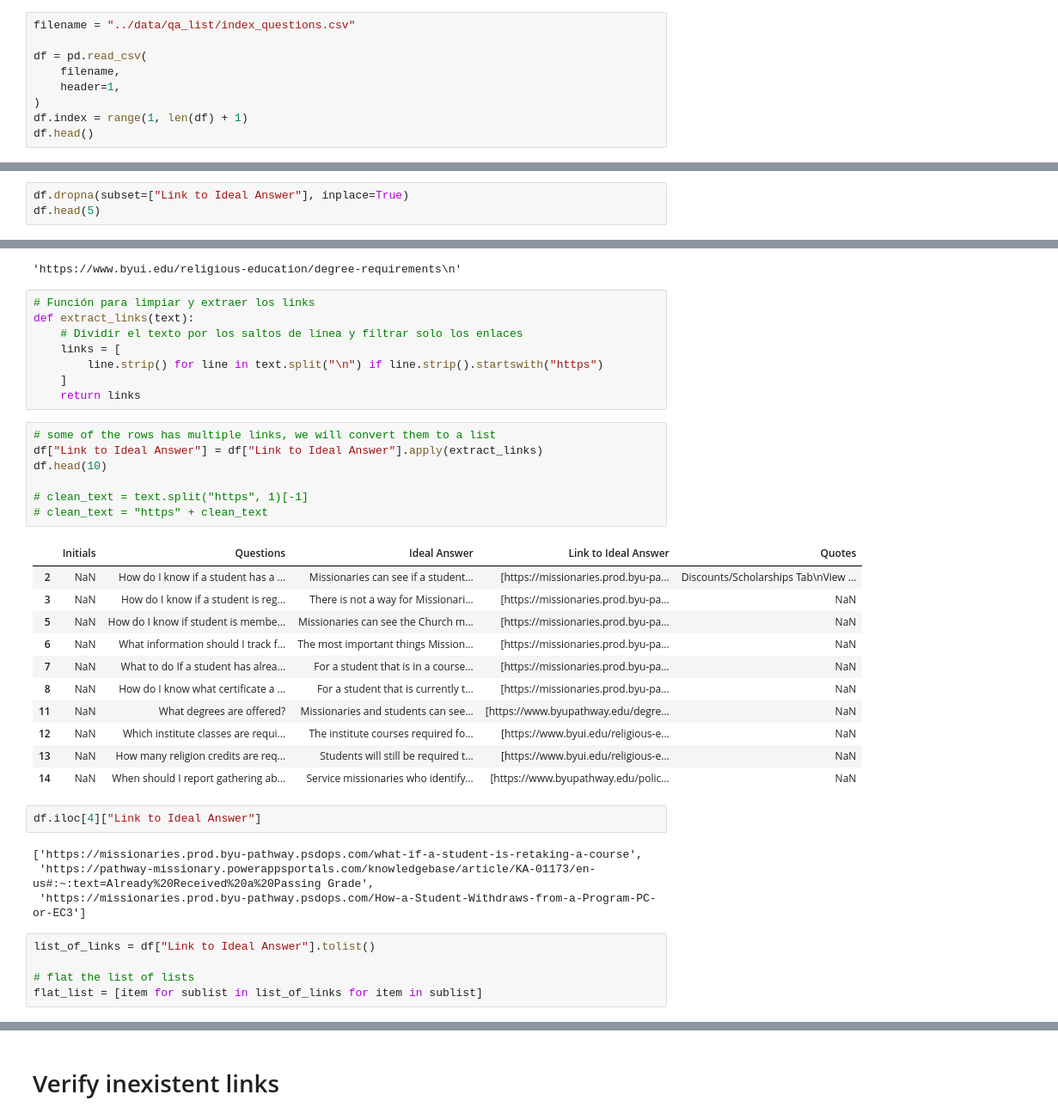
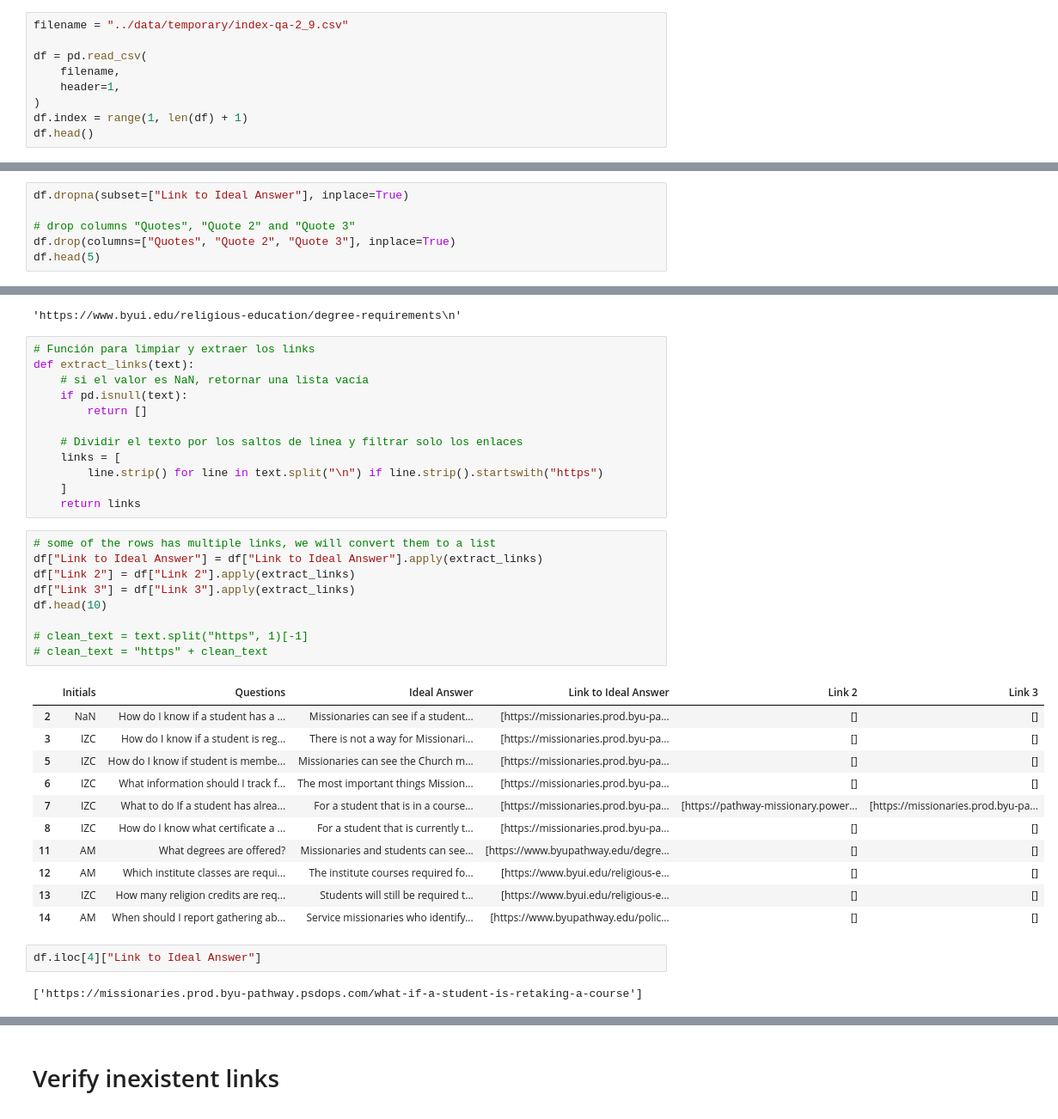
Before and after one commit to DallanQ/pathway-indexer, a Jupyter notebook: notebooks/03_verify_index_links.ipynb, the cells around one changed output, grey strips where cells are left out. Shown at 86% size. Drawn from its saved outputs; the diff is of its cells as text.

Commit message:
[IMPROVE] missing links improved function

```diff
--- a/notebooks/03_verify_index_links.ipynb
+++ b/notebooks/03_verify_index_links.ipynb
@@ -3,7 +3,7 @@
 # %%
 import pandas as pd
 # %%
-filename = "../data/qa_list/index_questions.csv"
+filename = "../data/temporary/index-qa-2_9.csv"
 
 df = pd.read_csv(
     filename,
@@ -21,4 +21,7 @@ df.head()
 # %%
 df.dropna(subset=["Link to Ideal Answer"], inplace=True)
+
+# drop columns "Quotes", "Quote 2" and "Quote 3"
+df.drop(columns=["Quotes", "Quote 2", "Quote 3"], inplace=True)
 df.head(5)
 # %% [output]
@@ -53,6 +56,10 @@ df.iloc[7]["Link to Ideal Answer"]
 # %%
 # Función para limpiar y extraer los links
 def extract_links(text):
+    # si el valor es NaN, retornar una lista vacía
+    if pd.isnull(text):
+        return []
+
     # Dividir el texto por los saltos de línea y filtrar solo los enlaces
     links = [
         line.strip() for line in text.split("\n") if line.strip().startswith("https")
@@ -61,30 +68,25 @@ def extract_links(text):
 # %%
 # some of the rows has multiple links, we will convert them to a list
 df["Link to Ideal Answer"] = df["Link to Ideal Answer"].apply(extract_links)
+df["Link 2"] = df["Link 2"].apply(extract_links)
+df["Link 3"] = df["Link 3"].apply(extract_links)
 df.head(10)
 
 # clean_text = text.split("https", 1)[-1]
 # clean_text = "https" + clean_text
 # %% [output]
-|  | Initials | Questions | Ideal Answer | Link to Ideal Answer | Quotes |
-| 2 | NaN | How do I know if a student has a ... | Missionaries can see if a student... | [https://missionaries.prod.byu-pa... | Discounts/Scholarships Tab\nView ... |
-| 3 | NaN | How do I know if a student is reg... | There is not a way for Missionari... | [https://missionaries.prod.byu-pa... | NaN |
-| 5 | NaN | How do I know if student is membe... | Missionaries can see the Church m... | [https://missionaries.prod.byu-pa... | NaN |
-| 6 | NaN | What information should I track f... | The most important things Mission... | [https://missionaries.prod.byu-pa... | NaN |
-| 7 | NaN | What to do If a student has alrea... | For a student that is in a course... | [https://missionaries.prod.byu-pa... | NaN |
-| 8 | NaN | How do I know what certificate a ... | For a student that is currently t... | [https://missionaries.prod.byu-pa... | NaN |
-| 11 | NaN | What degrees are offered? | Missionaries and students can see... | [https://www.byupathway.edu/degre... | NaN |
-| 12 | NaN | Which institute classes are requi... | The institute courses required fo... | [https://www.byui.edu/religious-e... | NaN |
-| 13 | NaN | How many religion credits are req... | Students will still be required t... | [https://www.byui.edu/religious-e... | NaN |
-| 14 | NaN | When should I report gathering ab... | Service missionaries who identify... | [https://www.byupathway.edu/polic... | NaN |
+|  | Initials | Questions | Ideal Answer | Link to Ideal Answer | Link 2 | Link 3 |
+| 2 | NaN | How do I know if a student has a ... | Missionaries can see if a student... | [https://missionaries.prod.byu-pa... | [] | [] |
+| 3 | IZC | How do I know if a student is reg... | There is not a way for Missionari... | [https://missionaries.prod.byu-pa... | [] | [] |
+| 5 | IZC | How do I know if student is membe... | Missionaries can see the Church m... | [https://missionaries.prod.byu-pa... | [] | [] |
+| 6 | IZC | What information should I track f... | The most important things Mission... | [https://missionaries.prod.byu-pa... | [] | [] |
+| 7 | IZC | What to do If a student has alrea... | For a student that is in a course... | [https://missionaries.prod.byu-pa... | [https://pathway-missionary.power... | [https://missionaries.prod.byu-pa... |
+| 8 | IZC | How do I know what certificate a ... | For a student that is currently t... | [https://missionaries.prod.byu-pa... | [] | [] |
+| 11 | AM | What degrees are offered? | Missionaries and students can see... | [https://www.byupathway.edu/degre... | [] | [] |
+| 12 | AM | Which institute classes are requi... | The institute courses required fo... | [https://www.byui.edu/religious-e... | [] | [] |
+| 13 | IZC | How many religion credits are req... | Students will still be required t... | [https://www.byui.edu/religious-e... | [] | [] |
+| 14 | AM | When should I report gathering ab... | Service missionaries who identify... | [https://www.byupathway.edu/polic... | [] | [] |
 # %%
 df.iloc[4]["Link to Ideal Answer"]
 # %% [output]
-['https://missionaries.prod.byu-pathway.psdops.com/what-if-a-student-is-retaking-a-course',
- 'https://pathway-missionary.powerappsportals.com/knowledgebase/article/KA-01173/en-us#:~:text=Already%20Received%20a%20Passing Grade',
- 'https://missionaries.prod.byu-pathway.psdops.com/How-a-Student-Withdraws-from-a-Program-PC-or-EC3']
+['https://missionaries.prod.byu-pathway.psdops.com/what-if-a-student-is-retaking-a-course']
-# %%
-list_of_links = df["Link to Ideal Answer"].tolist()
-
-# flat the list of lists
-flat_list = [item for sublist in list_of_links for item in sublist]
```
Also changed, not shown: parts of 16 cells of this notebook.
